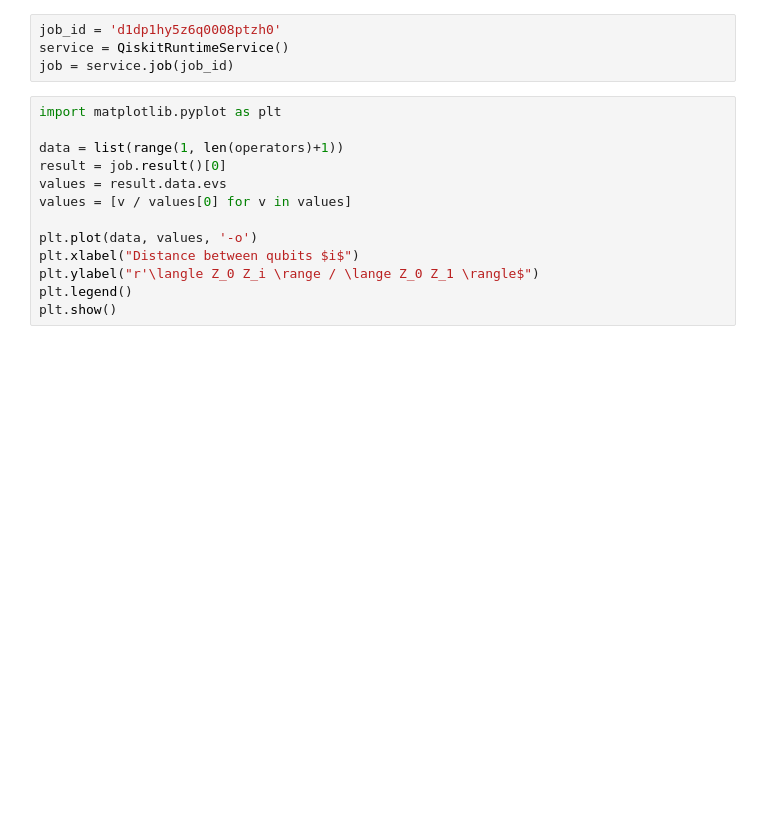
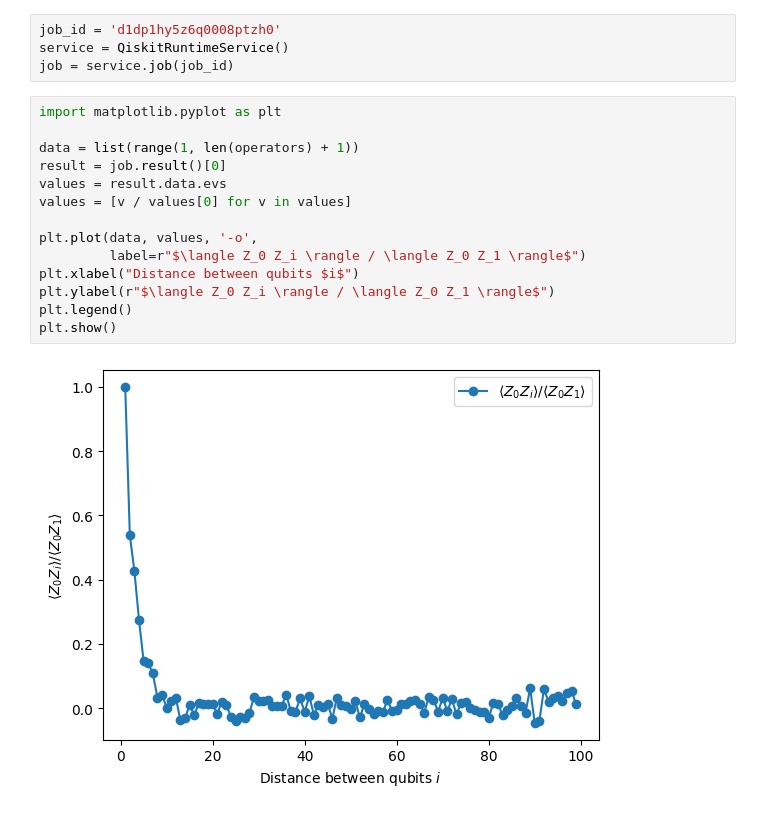
Before and after one commit to oliviafjardine/hello-world-qiskit, a Jupyter notebook: hello-world.ipynb, the cells around one changed output. Drawn from its saved outputs; the diff is of its cells as text; blank space fills up the shorter version.

```diff
--- a/hello-world.ipynb
+++ b/hello-world.ipynb
@@ -142,13 +142,16 @@ job = service.job(job_id)
 # %%
 import matplotlib.pyplot as plt
 
-data = list(range(1, len(operators)+1))
+data = list(range(1, len(operators) + 1))
 result = job.result()[0]
 values = result.data.evs
 values = [v / values[0] for v in values]
 
-plt.plot(data, values, '-o')
+plt.plot(data, values, '-o',
+         label=r"$\langle Z_0 Z_i \rangle / \langle Z_0 Z_1 \rangle$")
 plt.xlabel("Distance between qubits $i$")
-plt.ylabel("r'\langle Z_0 Z_i \range / \lange Z_0 Z_1 \rangle$")
+plt.ylabel(r"$\langle Z_0 Z_i \rangle / \langle Z_0 Z_1 \rangle$")
 plt.legend()
 plt.show()
+# %% [output]
+[figure, added]
```
Also changed, not shown: 1 other file.
